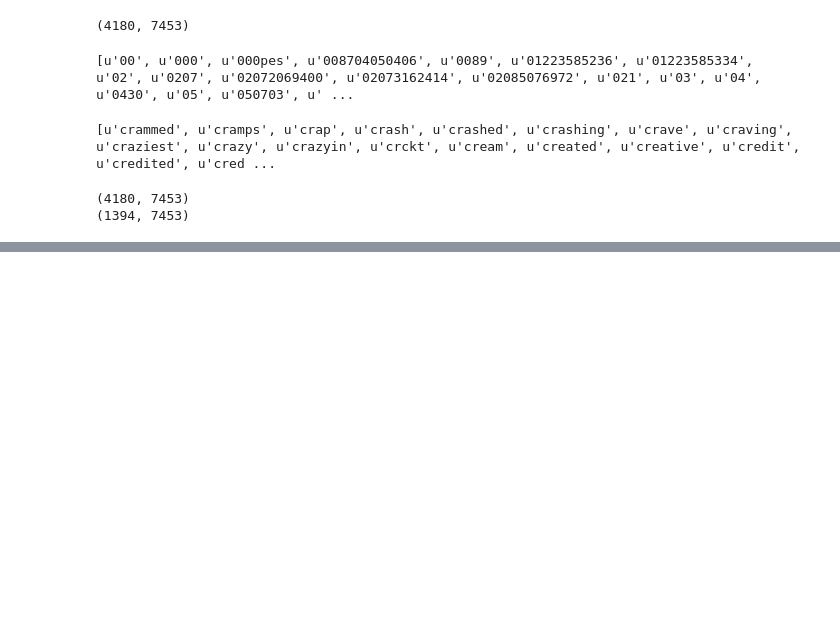
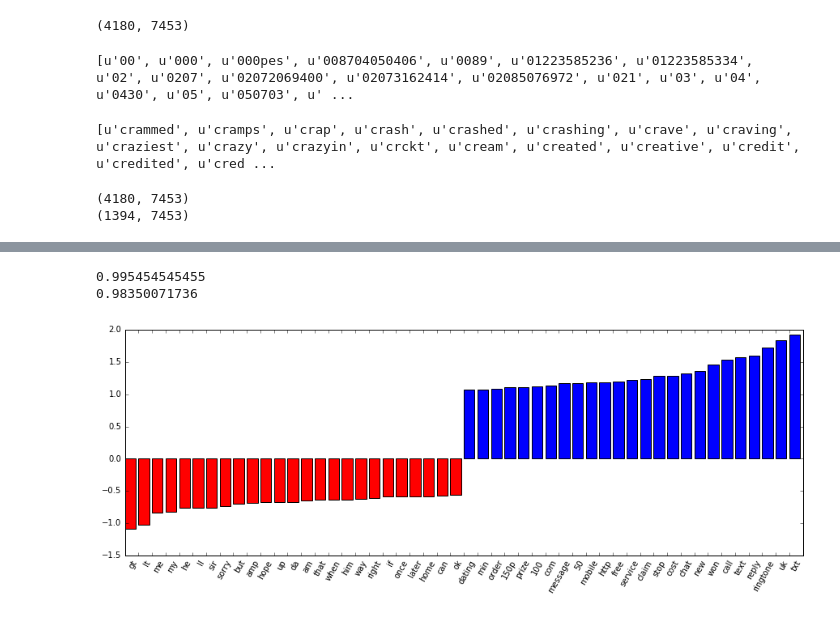
Before and after one commit to nicholasbaezahochmuth/machinelearning, a Jupyter notebook: SMS Spam Detection Case Study.ipynb, the cells around one changed output, grey strips where cells are left out. Drawn from its saved outputs; the diff is of its cells as text; code cells hidden in the pictures; blank space fills up the shorter version.

```diff
--- a/SMS Spam Detection Case Study.ipynb
+++ b/SMS Spam Detection Case Study.ipynb
@@ -97,0 +141,19 @@ print(X_test.shape)
+# %%
+vectorizer = CountVectorizer(min_df=2)
+vectorizer.fit(text_train)
+
+X_train = vectorizer.transform(text_train)
+X_test = vectorizer.transform(text_test)
+
+clf = LogisticRegression()
+clf.fit(X_train, y_train)
+
+print clf.score(X_train, y_train)
+print clf.score(X_test, y_test)
+# %% [output]
+0.995454545455
+0.98350071736
+# %%
+visualize_coefficients(clf, vectorizer.get_feature_names())
+# %% [output]
+[figure, added]
```
Also changed, not shown: parts of 5 cells of this notebook.
